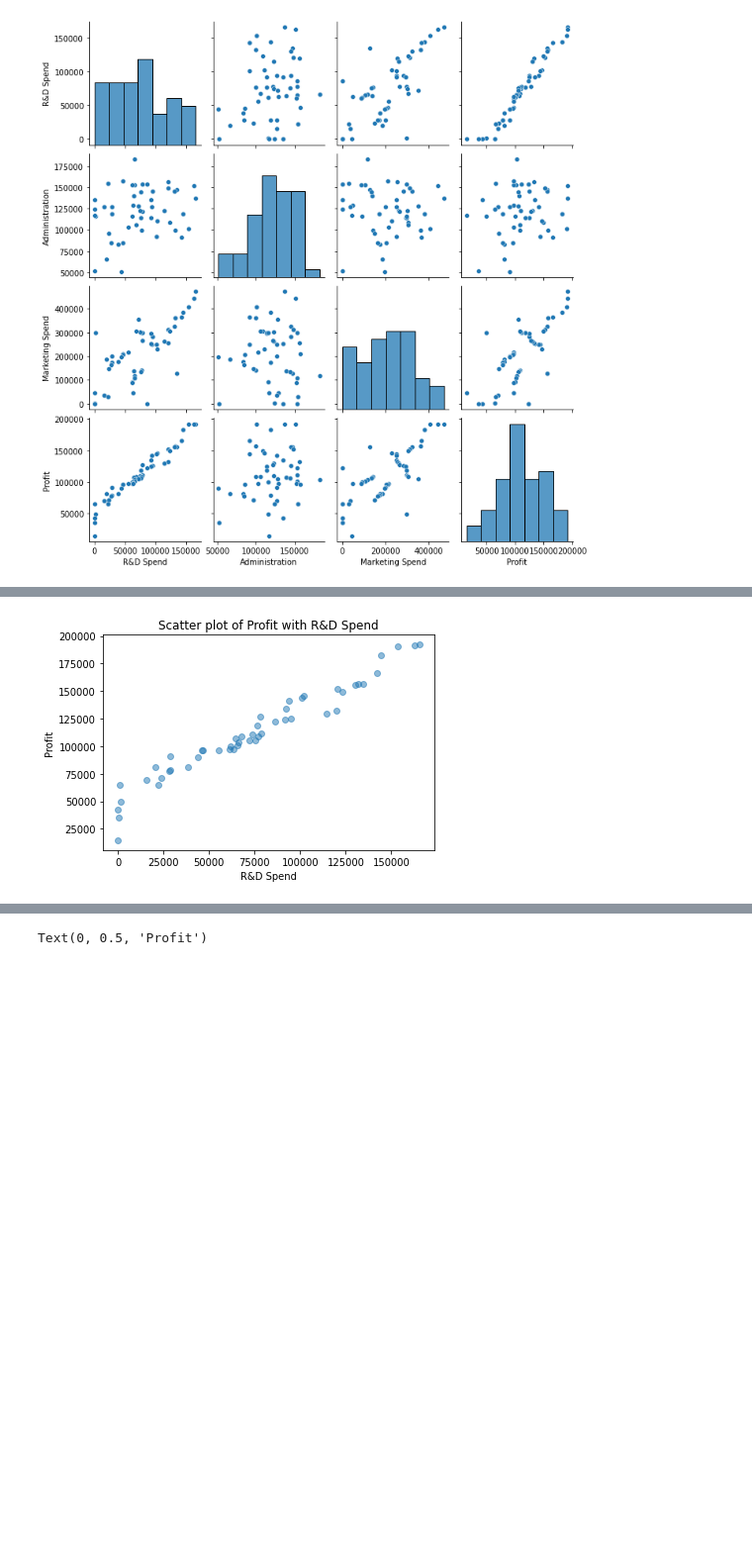
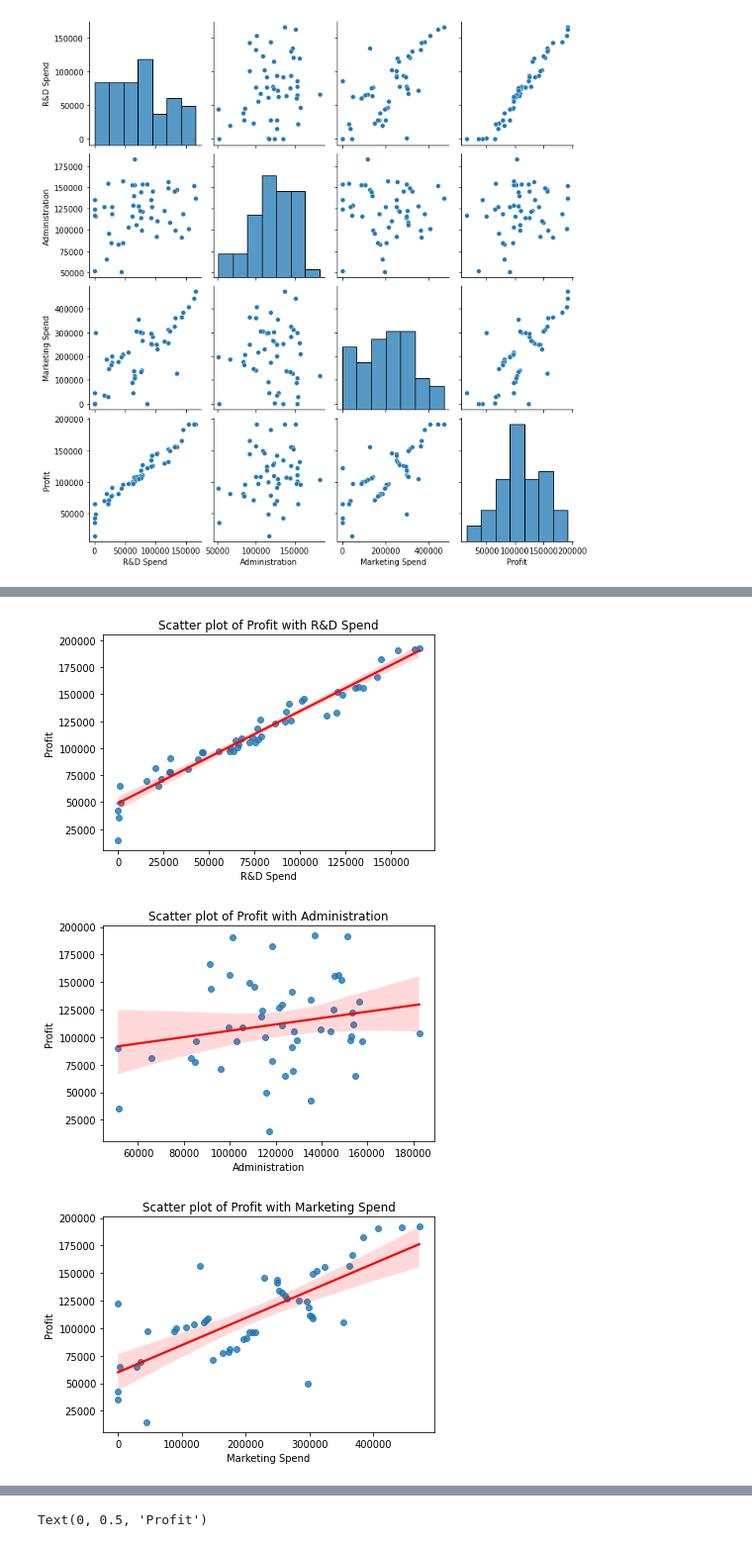
Before and after one commit to RAHULRAJ666DX/Startups-Profit-Prediction-Machine-Learning-Project, a Jupyter notebook: 50_Startups_Linear_Regression_Project.ipynb, the cells around one changed output, grey strips where cells are left out. Shown: that part at 99% size. Drawn from its saved outputs; the diff is of its cells as text; code cells hidden in the pictures; blank space fills up the shorter version.

```diff
--- a/50_Startups_Linear_Regression_Project.ipynb
+++ b/50_Startups_Linear_Regression_Project.ipynb
@@ -29,3 +27,8 @@ dataset = pd.read_csv('/content/50_Startups.csv')
+# %%
+# Importing the dataset
+dataset = pd.read_csv('https://raw.githubusercontent.com/RAHULRAJ666DX/50_StartUps_Linear_Regression_Project/main/Copy%20of%2050_Startups.csv')
+
+dataset1 = pd.read_csv('https://raw.githubusercontent.com/RAHULRAJ666DX/50_StartUps_Linear_Regression_Project/main/Copy%20of%2050_Startups.csv')
 # %%
 len(dataset)
 # %% [output]
@@ -52,7 +61,9 @@ sns.pairplot(dataset)
 # %%
-plt.scatter(dataset['Marketing Spend'], dataset['Profit'], alpha=0.5)
-plt.title('Scatter plot of Profit with Marketing Spend')
-plt.xlabel('Marketing Spend')
-plt.ylabel('Profit')
-plt.show()
+for col in dataset.columns:
+  plt.figure(figsize=(6, 3))
+  plt.scatter(dataset[col],dataset['Profit'],alpha=0.6)
+  plt.title(f"Scatter plot of Profit with {col}")
+  plt.xlabel(f"{col}")
+  plt.ylabel('Profit')
+  plt.show()
 # %% [output]
@@ -60,8 +75,12 @@ plt.show()
 # %%
-plt.scatter(dataset['R&D Spend'], dataset['Profit'], alpha=0.5)
-plt.title('Scatter plot of Profit with R&D Spend')
-plt.xlabel('R&D Spend')
-plt.ylabel('Profit')
-plt.show()
+for col in dataset.columns[:3]:
+
+  sns.regplot(dataset[col].astype(float),dataset['Profit'],line_kws={'color':'red'})
+  plt.title(f"Scatter plot of Profit with {col}")
+  plt.xlabel(f"{col}")
+  plt.ylabel('Profit')
+  plt.show()
 # %% [output]
-[figure, old version]
+[figure, new version]
+[figure, added]
+[figure, added]
```
Also changed, not shown: parts of 55 cells of this notebook.
